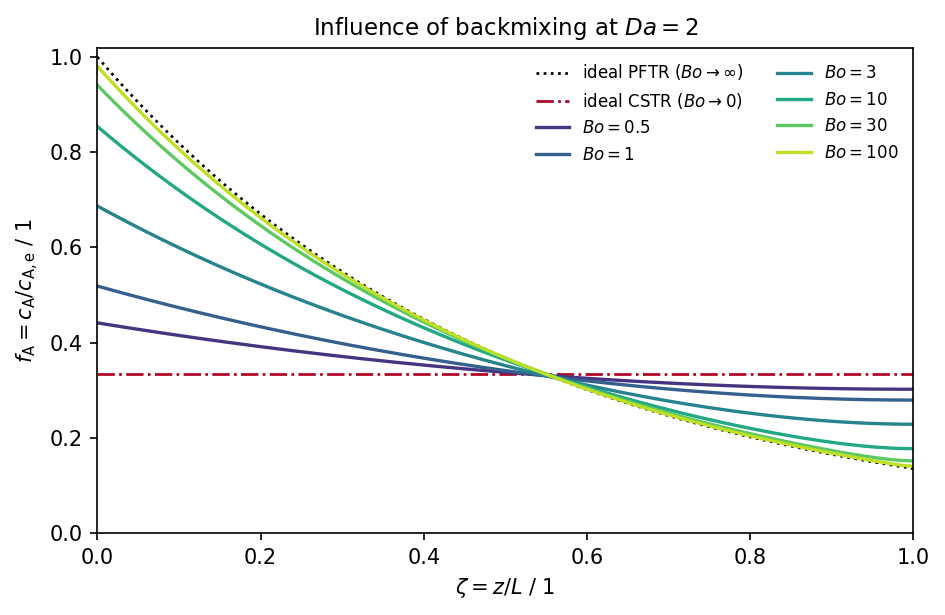
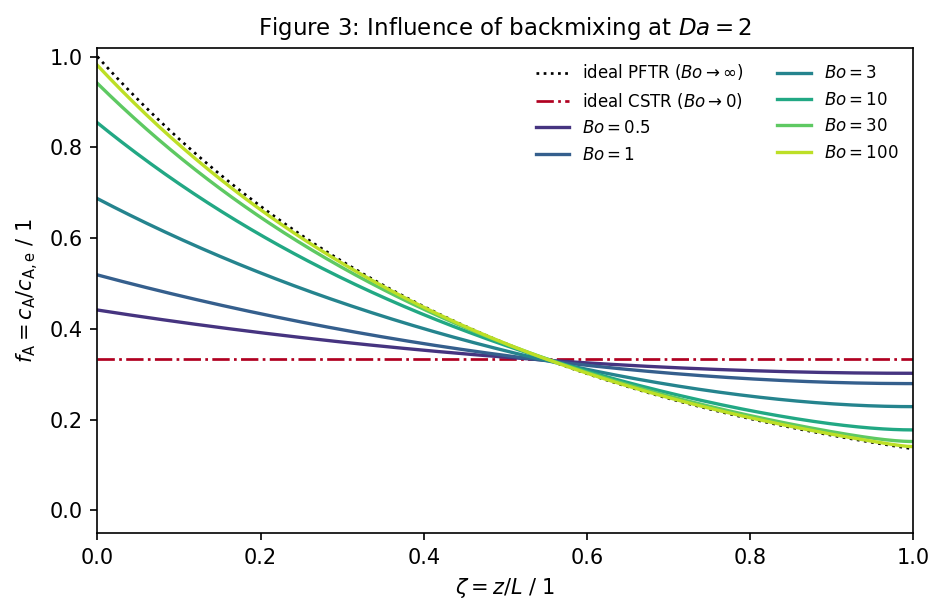
Unified diff of the notebook cell whose output changed from the first chart to the second:
--- before
+++ after
@@ -28,6 +28,6 @@
 ax.set_ylabel(r"$f_\mathrm{A} = c_\mathrm{A}/c_\mathrm{A,e}$ / 1")
 ax.set_xlim(0, 1)
-ax.set_ylim(0, 1.02)
-ax.set_title(rf"Influence of backmixing at $Da = {Da:.0f}$", fontsize=11)
+ax.set_ylim(-0.05, 1.02)
+ax.set_title(rf"Figure 3: Influence of backmixing at $Da = {Da:.0f}$", fontsize=11)
 ax.legend(frameon=False, fontsize=8, loc="upper right", ncol=2)
 fig.tight_layout()

Commit: Begun writing the discussion